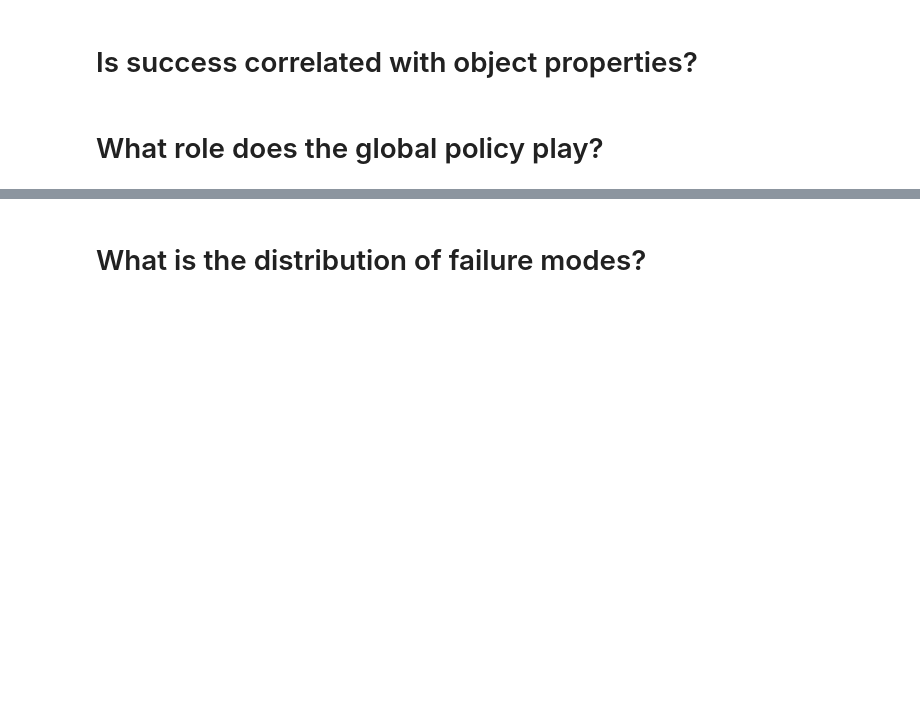
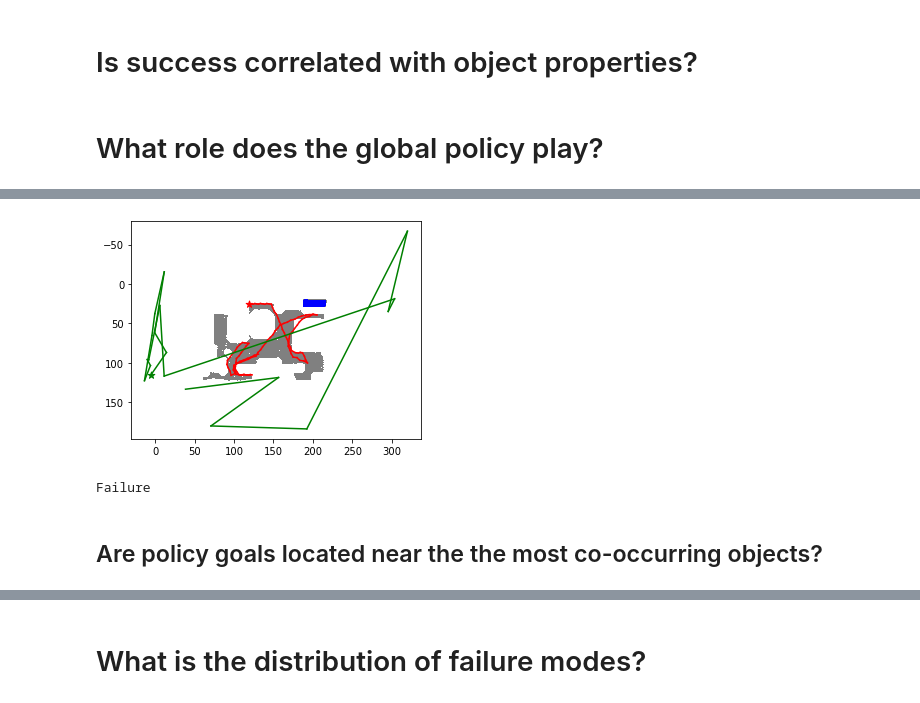
Before and after one commit to rish-raghu/Object-Goal-Navigation, a Jupyter notebook: Analysis.ipynb, the cells around one changed output, grey strips where cells are left out. Cells and saved outputs as stored; diff of their text form; code cells hidden in the pictures; blank space fills up the shorter version.

```diff
--- a/Analysis.ipynb
+++ b/Analysis.ipynb
@@ -220,0 +306,7 @@ Success
+# %%
+sem_map = render_episode(60, render_goals=True)
+# %% [output]
+[figure, added]
+Failure
+# %% [markdown]
+## Are policy goals located near the the most co-occurring objects?
```
Also changed, not shown: parts of 30 cells of this notebook.
